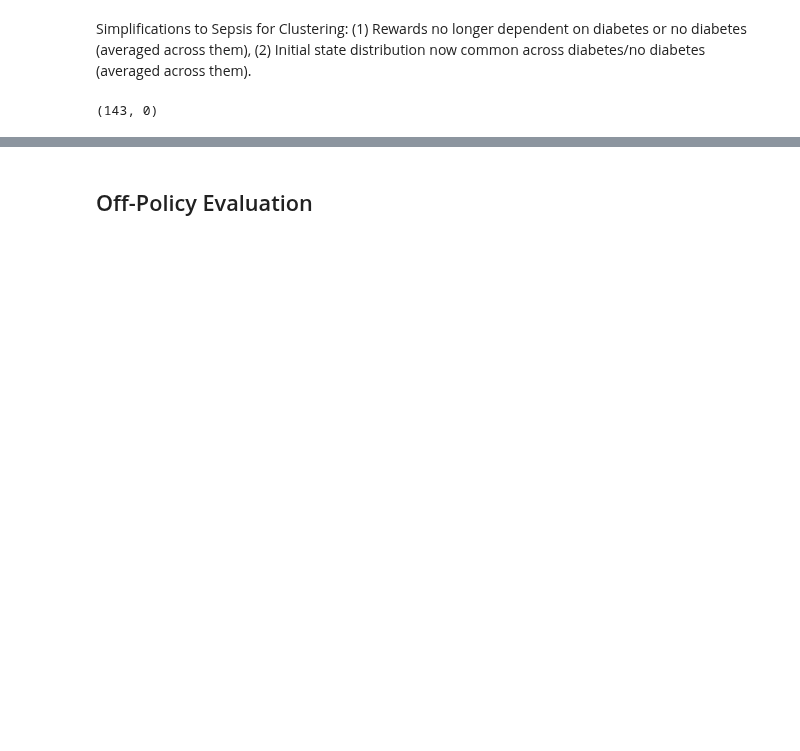
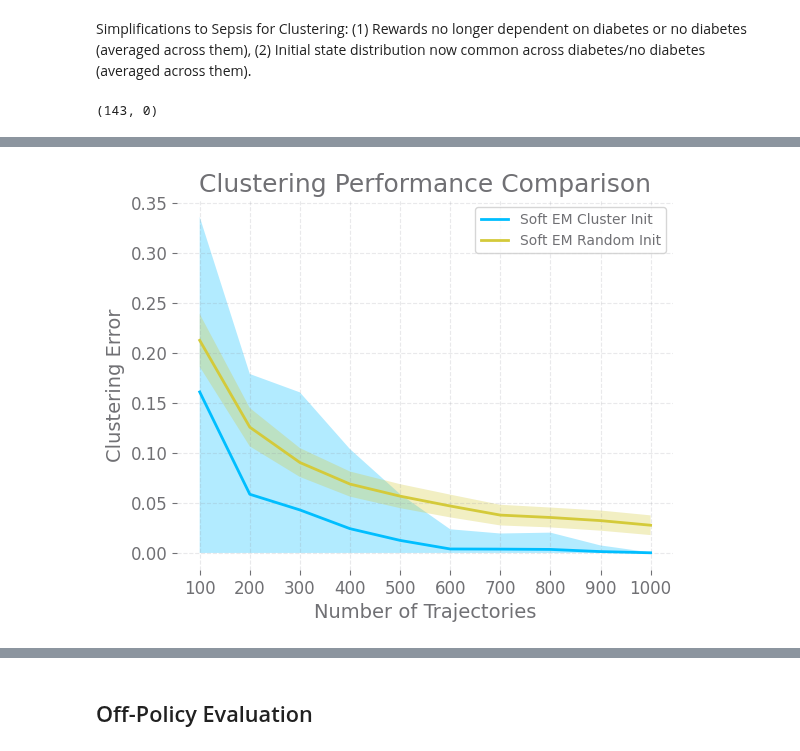
Before and after one commit to hetankevin/off-policy, a Jupyter notebook: mcmix/sepsisOPELarge.ipynb, the cells around one changed output, grey strips where cells are left out. Cells and saved outputs as stored; diff of their text form; code cells hidden in the pictures; blank space fills up the shorter version.

```diff
--- a/mcmix/sepsisOPELarge.ipynb
+++ b/mcmix/sepsisOPELarge.ipynb
@@ -177,12 +173,12 @@ diagnostic = False
 horizon = 60
 #n_trajectories = [40,80,120,160,200,240,280,320,360,400,440,480]
 #n_trajectories = list(np.arange(10,55,5))
-n_trajectories = list(np.arange(100,1100,100))
+n_trajectories = list(np.arange(100,1100,100))[-2:]
 #n_trajectories = list(np.arange(10,210,10))
 
 hideGlucose = True
 import multiprocessing
-trials=10
+trials=1
 
 labelsTrials = []
 softClustEMsTrials = []
@@ -295,12 +291,12 @@ for trial in range(trials):
         onehotsp = np.eye(np.max(nextstates)+1)[nextstates]
         sz = int(onehotsa.shape[0]/3)
 
-        eigvalsa, eigvecsa = getEig(onehotsa[:sz], onehotsp[:sz], omegaone, omegatwo, K, wt=True, smalldata=False, device='/GPU:0')
+        eigvalsa, eigvecsa = getEig(onehotsa[:sz], onehotsp[:sz], omegaone, omegatwo, K, wt=True, smalldata=False, device='/CPU:0')
 
 
         #########CLUSTERING#########
 
-        device = "/GPU:0"
+        device = "/CPU:0"
 
         hs = np.array([geth(onehotsa[sz:,omegaone,:,:],
                                          onehotsp[sz:,omegaone,:]),
@@ -490,0 +494,31 @@ plt.legend()
+# %%
+#plt.figure(figsize=(16,9))
+'''
+plt.plot(horizons, 1-np.median(np.array(hardClustEMAccsTrials),0),
+         label='Hard EM Cluster Init')
+plt.plot(horizons, 1-np.median(np.array(hardEMAccsTrials),0),
+        label='Hard EM')
+'''
+mean1 = 1-np.mean(np.array(softClustEMAccsTrials),0)
+std1 = np.std(1-np.array(softClustEMAccsTrials),axis=0)
+plt.plot(mean1,
+         label='Soft EM Cluster Init')
+plt.fill_between(np.arange(len(n_trajectories)),
+                 np.clip(mean1-std1,a_min=0,a_max=1),
+                mean1+std1, alpha=0.3)
+mean2 = 1-np.mean(np.array(softEMAccsTrials),0)
+std2 = np.std(1-np.array(softEMAccsTrials),axis=0)
+plt.plot(mean2,
+        label='Soft EM Random Init')
+plt.fill_between(np.arange(len(n_trajectories)),
+                 np.clip(mean2-std2,a_min=0,a_max=1),
+                mean2+std2, alpha=0.3)
+
+plt.xticks(ticks = np.arange(len(n_trajectories)),labels=n_trajectories)
+plt.ylabel("Clustering Error")
+plt.xlabel("Number of Trajectories")
+plt.title("Clustering Performance Comparison")
+plt.legend()
+plt.savefig('figs/SepsisEMCompMeanStd.png')
+# %% [output]
+[figure, added]
```
Also changed, not shown: parts of 25 cells of this notebook, 22 other files.
